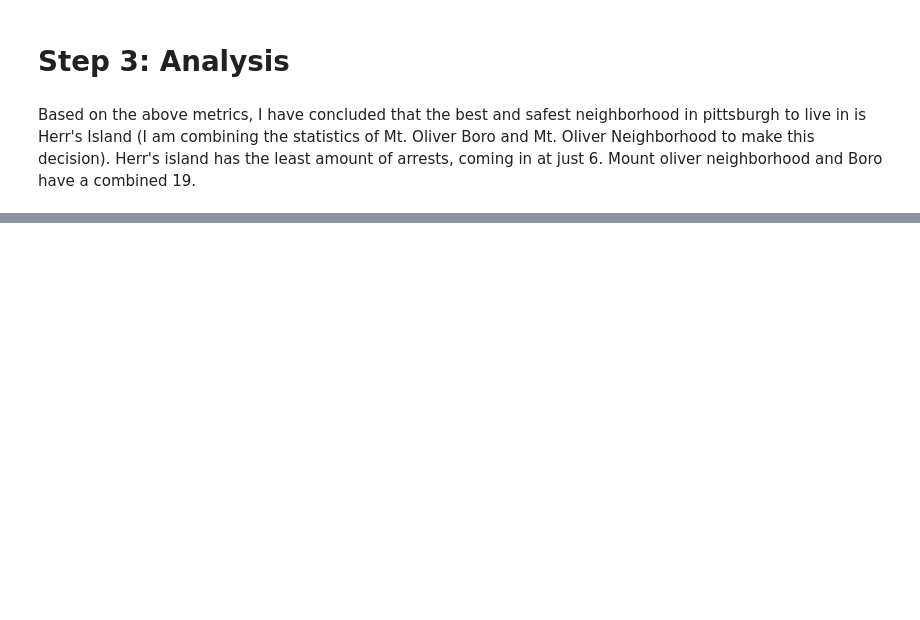
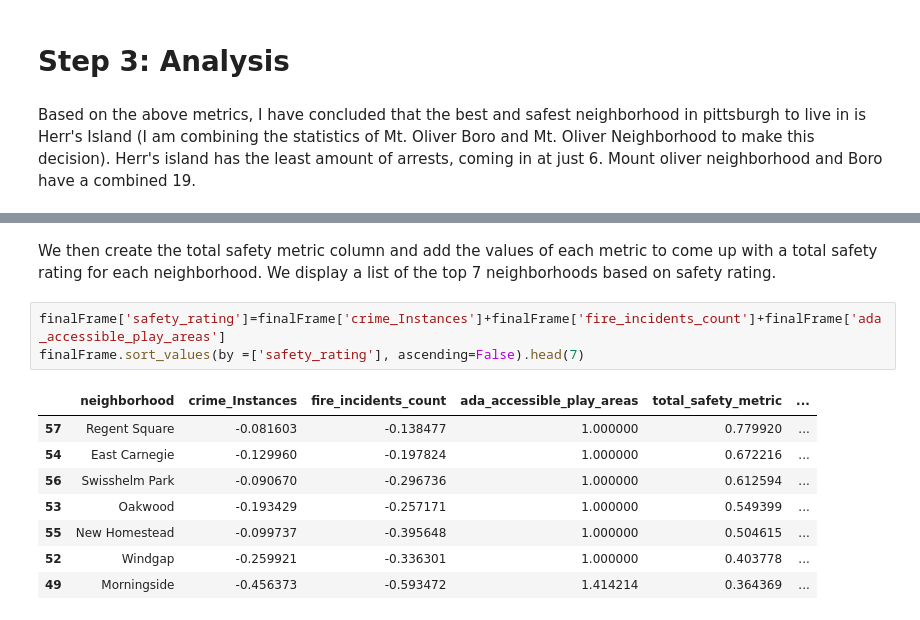
Before and after one commit to JaysonPatel/Final-Project-CS0010, a Jupyter notebook: FinalProject.ipynb, the cells around one changed output, grey strips where cells are left out. Saved outputs shown, nothing was run; the diff lists cells and outputs as text; blank space fills up the shorter version.

```diff
--- a/FinalProject.ipynb
+++ b/FinalProject.ipynb
@@ -317,0 +348,14 @@ print((7+1+0.05)-7)
+# %% [markdown]
+We then create the total safety metric column and add the values of each metric to come up with a total safety rating for each neighborhood. We display a list of the top 7 neighborhoods based on safety rating.
+# %%
+finalFrame['safety_rating']=finalFrame['crime_Instances']+finalFrame['fire_incidents_count']+finalFrame['ada_accessible_play_areas']
+finalFrame.sort_values(by =['safety_rating'], ascending=False).head(7)
+# %% [output]
+|  | neighborhood | crime_Instances | fire_incidents_count | ada_accessible_play_areas | total_safety_metric | ... |
+| 57 | Regent Square | -0.081603 | -0.138477 | 1.000000 | 0.779920 | ... |
+| 54 | East Carnegie | -0.129960 | -0.197824 | 1.000000 | 0.672216 | ... |
+| 56 | Swisshelm Park | -0.090670 | -0.296736 | 1.000000 | 0.612594 | ... |
+| 53 | Oakwood | -0.193429 | -0.257171 | 1.000000 | 0.549399 | ... |
+| 55 | New Homestead | -0.099737 | -0.395648 | 1.000000 | 0.504615 | ... |
+| 52 | Windgap | -0.259921 | -0.336301 | 1.000000 | 0.403778 | ... |
+| 49 | Morningside | -0.456373 | -0.593472 | 1.414214 | 0.364369 | ... |
```
Also changed, not shown: parts of 14 cells of this notebook, 8 other files.
